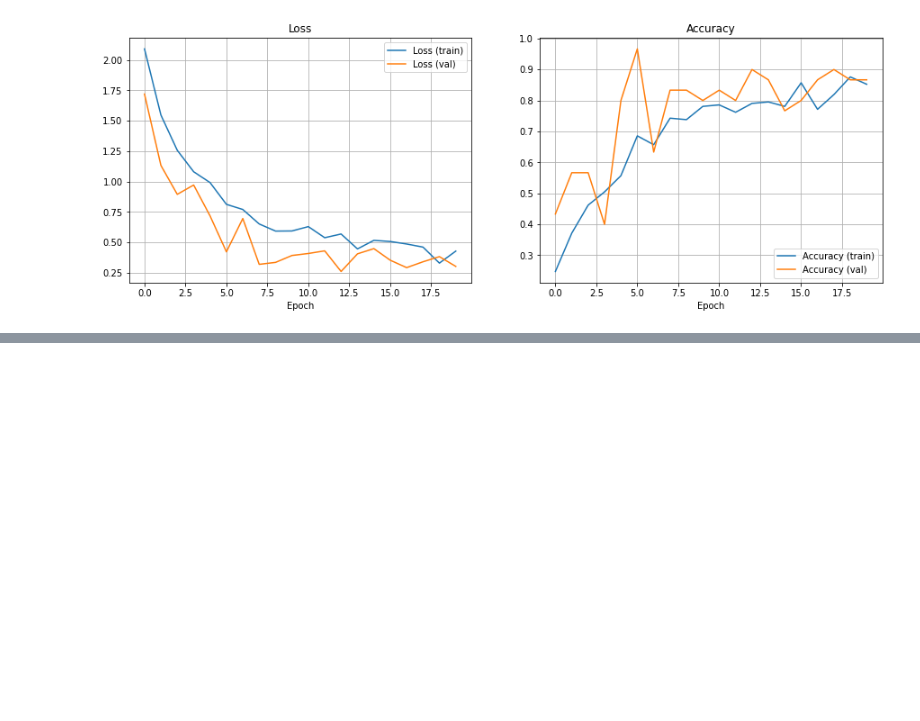
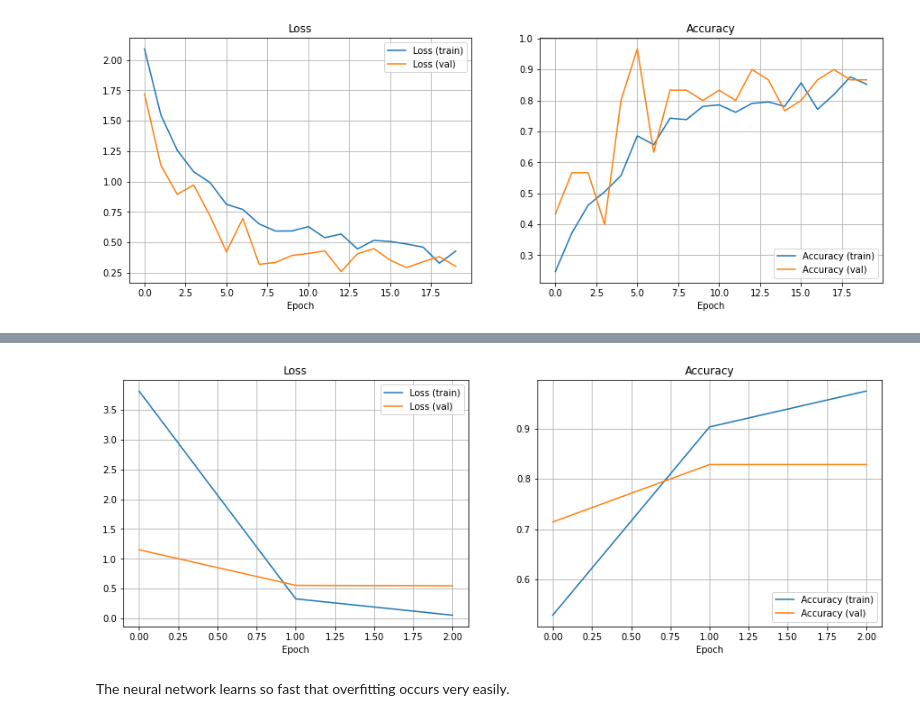
Before and after one commit to AmbarJade/Shopping-cart, a Jupyter notebook: FSI_project.ipynb, the cells around one changed output, grey strips where cells are left out. Drawn from its saved outputs; the diff is of its cells as text; code cells hidden in the pictures; blank space fills up the shorter version.

Commit message:
Transfer Learning

```diff
--- a/FSI_project.ipynb
+++ b/FSI_project.ipynb
@@ -289,0 +294,36 @@ As the dataset is increased, there is a clear improvement in accuracy, exceeding
+# %%
+# TRANSFER MODEL --------------------------------------------------
+base_model = tf.keras.applications.VGG16(
+    weights='imagenet',  # Load weights pre-trained on ImageNet.
+    input_shape=(image_size[0], image_size[1], 3),
+    include_top=False)  # Do not include the ImageNet classifier at the top.
+
+base_model.trainable = False
+
+inputs = tf.keras.Input(shape=(image_size[0], image_size[1], 3))
+
+# Make sure that the base_model is running in inference mode by passing training=False.
+x = base_model(inputs, training=False)
+x = tf.keras.layers.GlobalAveragePooling2D()(x)
+
+# Convert features of shape base_model.output_shape[1:] to vectors
+x = tf.keras.layers.Dense(64, activation='relu')(x)
+outputs = tf.keras.layers.Dense(7, activation='softmax')(x)
+
+model = tf.keras.Model(inputs, outputs)
+# %%
+# TRAINING --------------------------------------------------
+epochs = 3
+
+model.compile(loss=tf.keras.losses.categorical_crossentropy,
+              optimizer=tf.keras.optimizers.Adam(1e-3),
+              metrics=['accuracy'])
+
+es = EarlyStopping(monitor='val_accuracy', mode='max', verbose=0, patience=3, restore_best_weights=True)
+
+history_transf = model.fit(
+    train_ds,
+    epochs=epochs,
+    validation_data=val_ds,
+    callbacks = [es]
+)
@@ -289,0 +337,6 @@ As the dataset is increased, there is a clear improvement in accuracy, exceeding
+# %%
+plot_train_val(history_transf)
+# %% [output]
+[figure, added]
+# %% [markdown]
+The neural network learns so fast that overfitting occurs very easily.
```
Also changed, not shown: parts of 4 cells of this notebook.
